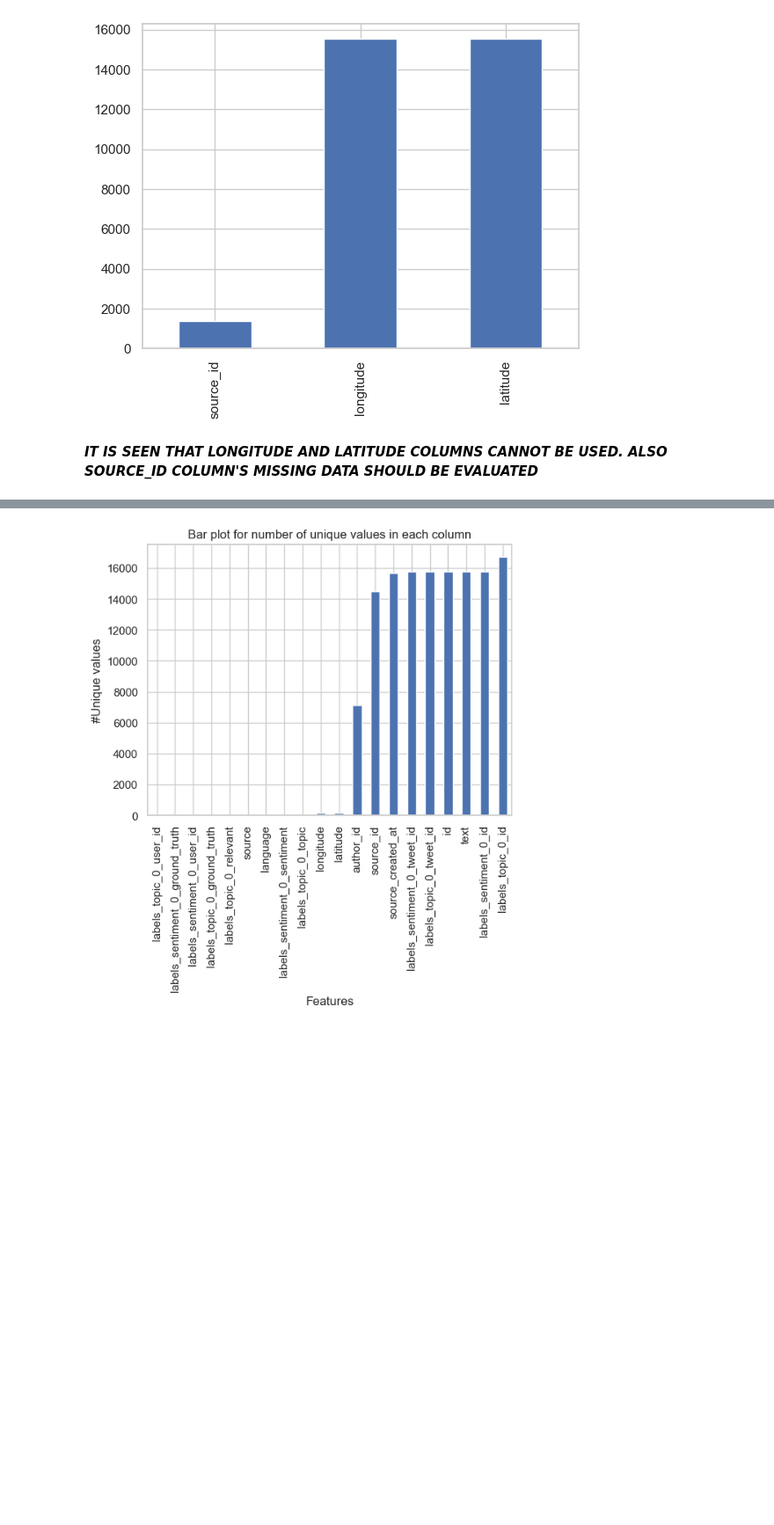
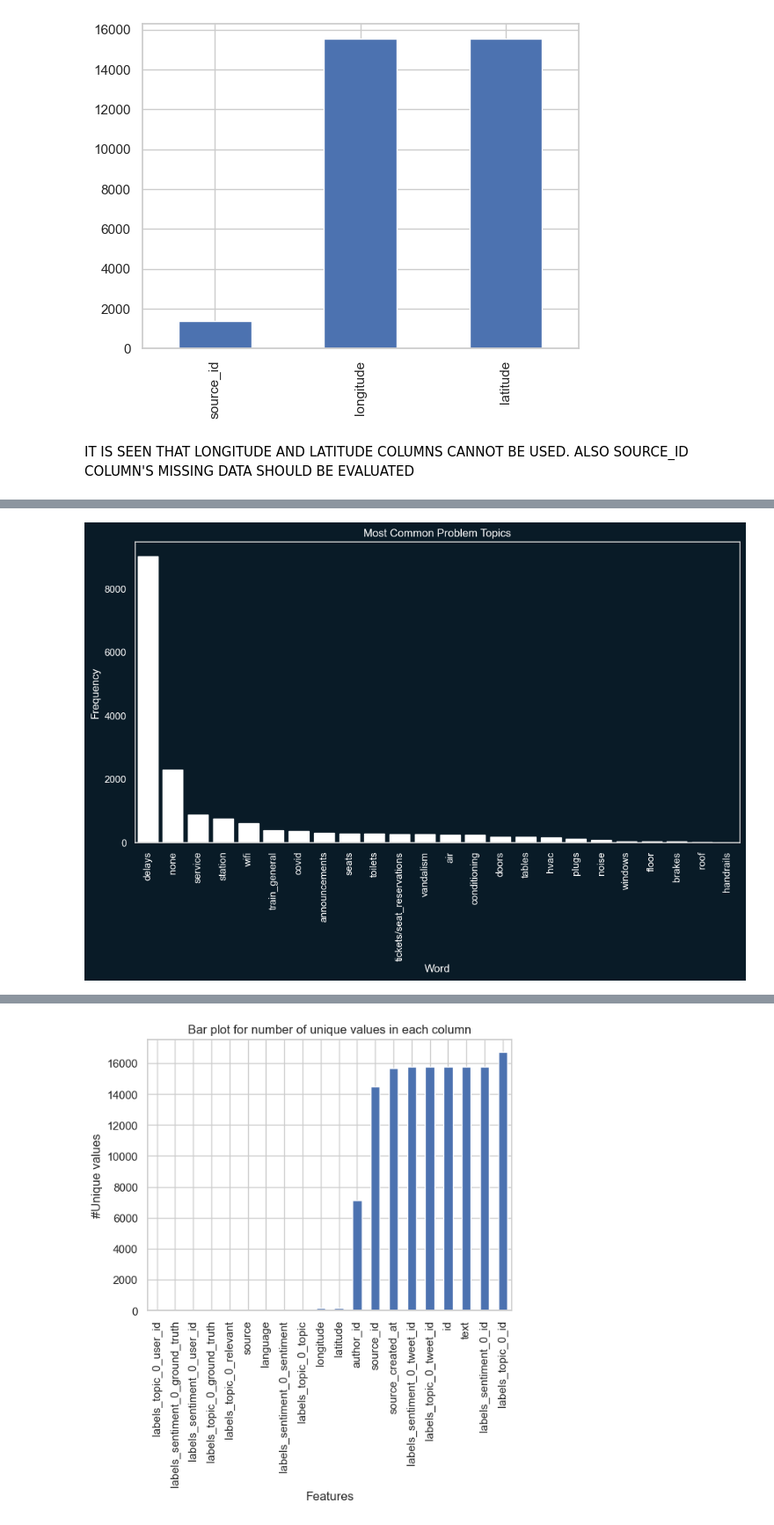
Before and after one commit to ShinuJoseph/Tweets2GPT, a Jupyter notebook: Code/Notebooks/Sprint3 - Data Understanding - Cem.ipynb, the cells around one changed output, grey strips where cells are left out. Shown at 88% size. Drawn from its saved outputs; the diff is of its cells as text; code cells hidden in the pictures; blank space fills up the shorter version.

```diff
--- a/Code/Notebooks/Sprint3 - Data Understanding - Cem.ipynb
+++ b/Code/Notebooks/Sprint3 - Data Understanding - Cem.ipynb
@@ -209,4 +303,55 @@ plt.show()
 # %% [output]
 [figure]
 # %% [markdown]
-***IT IS SEEN THAT LONGITUDE AND LATITUDE COLUMNS CANNOT BE USED. ALSO SOURCE_ID COLUMN'S MISSING DATA SHOULD BE EVALUATED***
+IT IS SEEN THAT LONGITUDE AND LATITUDE COLUMNS CANNOT BE USED. ALSO SOURCE_ID COLUMN'S MISSING DATA SHOULD BE EVALUATED
+# %%
+from collections import Counter
+import nltk
+from nltk.corpus import stopwords
+import matplotlib.pyplot as plt
+import seaborn as sns
+import pandas as pd
+
+# Preprocess the data
+nltk.download('stopwords')
+stop = stopwords.words('english')
+df['labels_topic_0_topic'] = df['labels_topic_0_topic'].apply(lambda x: " ".join(x for x in x.split() if x not in stop))
+
+# Count most common words
+most_common_words = Counter(" ".join(df['labels_topic_0_topic']).split()).most_common()
+most_common_words = pd.DataFrame(most_common_words)
+most_common_words.columns = ['word', 'frequency']
+
+# Define colors to match the second graph
+colors = ['#091B27']
+
+# Create bar plot
+plt.figure(figsize=(12, 6))
+ax = sns.barplot(x='word', y='frequency', data=most_common_words, palette=colors)
+plt.xticks(rotation=90, color='white')
+plt.yticks(color='white')
+plt.xlabel('Word', color='white')
+plt.ylabel('Frequency', color='white')
+plt.title('Most Common Problem Topics', color='white')
+
+# Set background color
+fig = plt.gcf()
+fig.set_facecolor('#091B27')
+
+# Set grid color to #091B27
+ax.yaxis.grid(color='#091B27')  # Set y-axis grid color
+ax.xaxis.grid(color='#091B27')  # Set x-axis grid color
+
+# Set axes background color to #091B27
+ax.set_facecolor('#091B27')
+
+# Set bar colors to white
+for bar in ax.patches:
+    bar.set_facecolor('white')
+
+# Set color of x-axis tick labels to #091B27
+ax.tick_params(axis='x', colors='white')
+ax.tick_params(axis='y', colors='white')
+
+plt.show()
+# %% [output]
@@ -212,0 +361 @@ plt.show()
+[figure, added]
```
Also changed, not shown: parts of 35 cells of this notebook, 1 other file.
